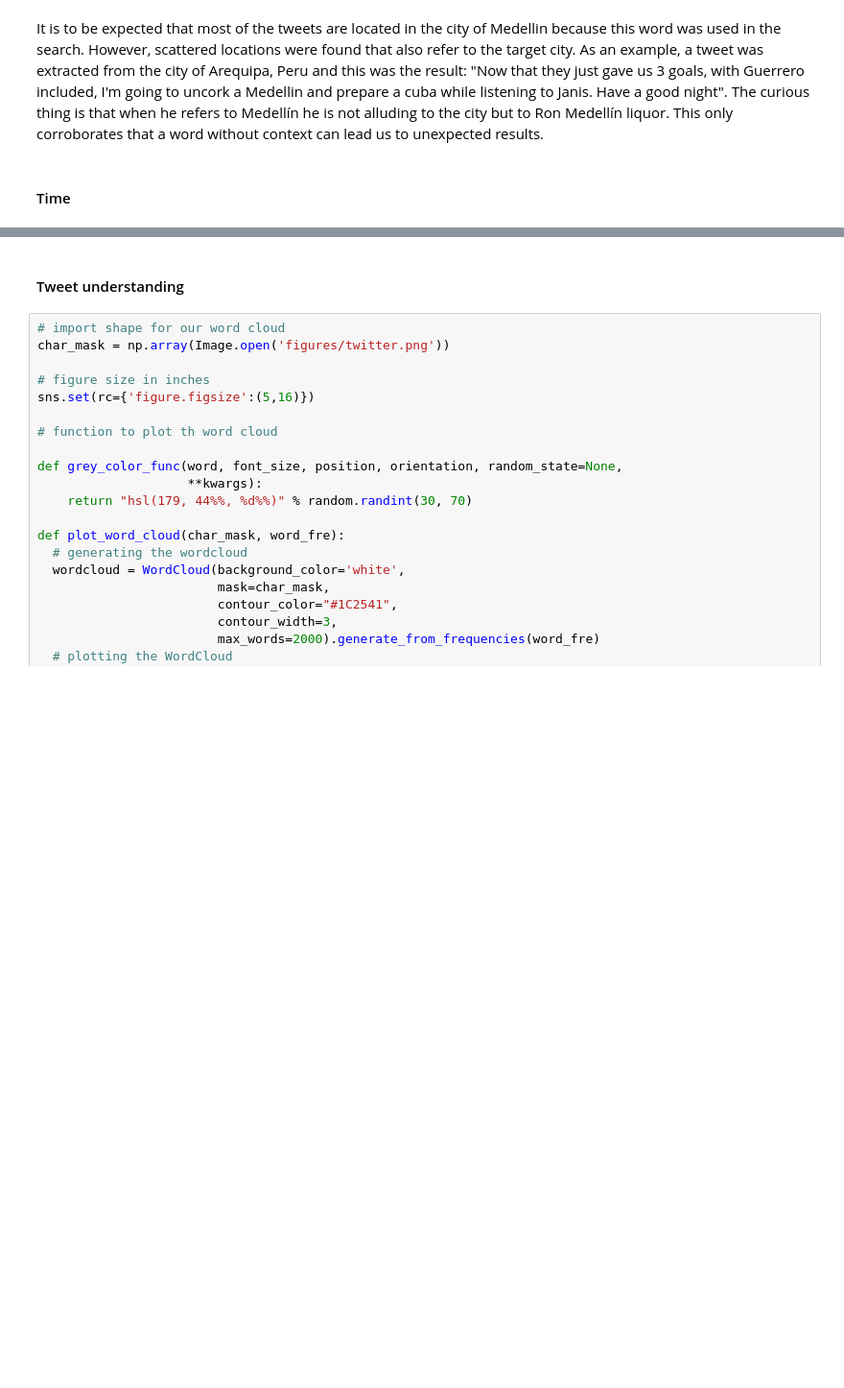
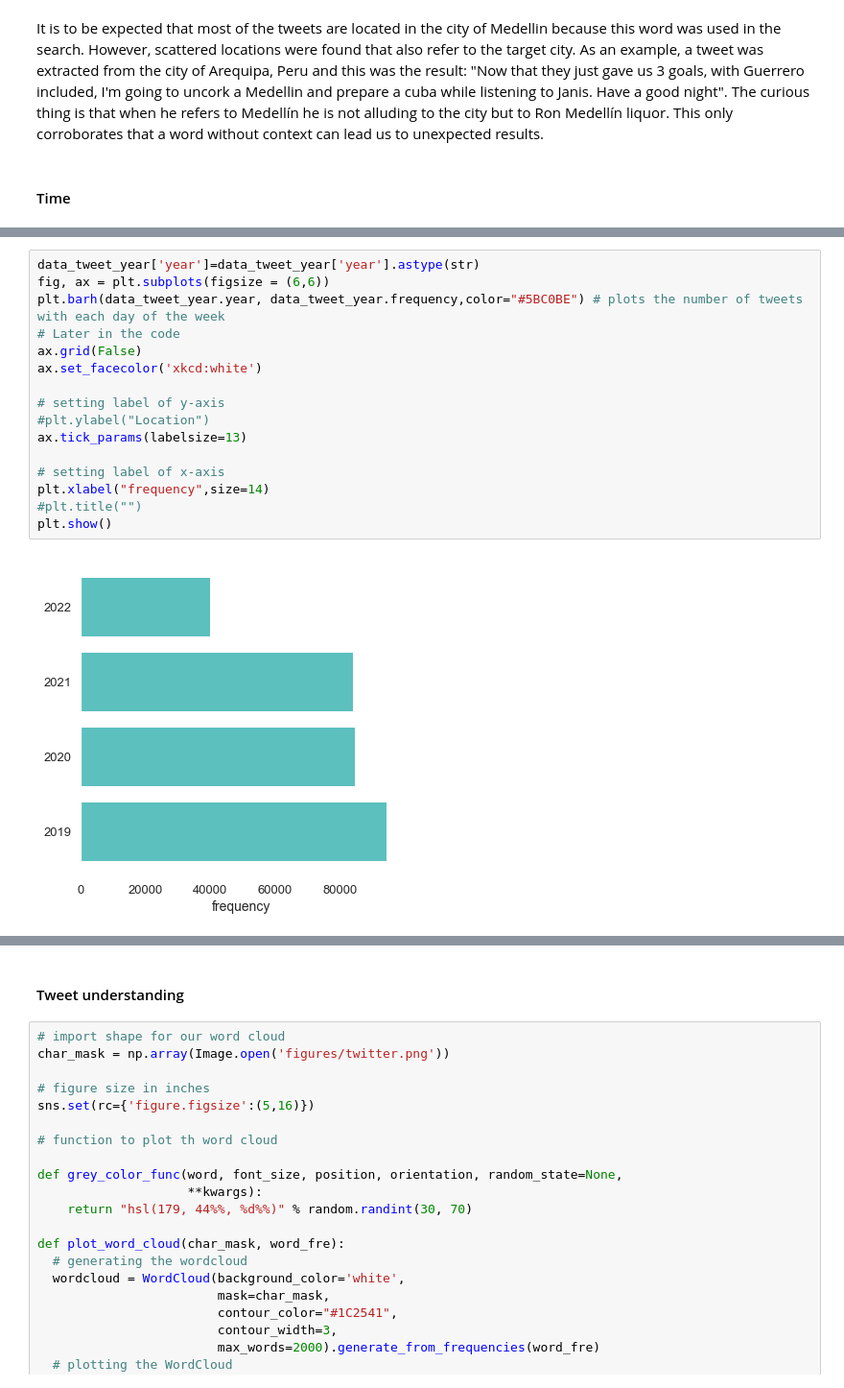
Before and after one commit to GDLPLearning/Sentiment-Analysis-for-the-MDP, a Jupyter notebook: notebooks/Exploratory/3.1-exploring-data-2019-2022.ipynb, the cells around one changed output, grey strips where cells are left out. Shown: that part at 96% size. Saved outputs shown, nothing was run; the diff lists cells and outputs as text; blank space fills up the shorter version.

```diff
--- a/notebooks/Exploratory/3.1-exploring-data-2019-2022.ipynb
+++ b/notebooks/Exploratory/3.1-exploring-data-2019-2022.ipynb
@@ -462,0 +507,18 @@ data_tweet.head(10)
+# %%
+data_tweet_year['year']=data_tweet_year['year'].astype(str)
+fig, ax = plt.subplots(figsize = (6,6))
+plt.barh(data_tweet_year.year, data_tweet_year.frequency,color="#5BC0BE") # plots the number of tweets with each day of the week
+# Later in the code
+ax.grid(False)
+ax.set_facecolor('xkcd:white')
+
+# setting label of y-axis
+#plt.ylabel("Location")
+ax.tick_params(labelsize=13)
+
+# setting label of x-axis
+plt.xlabel("frequency",size=14)
+#plt.title("")
+plt.show()
+# %% [output]
+[figure, added]
```
Also changed, not shown: parts of 7 cells of this notebook, 16 other files.
